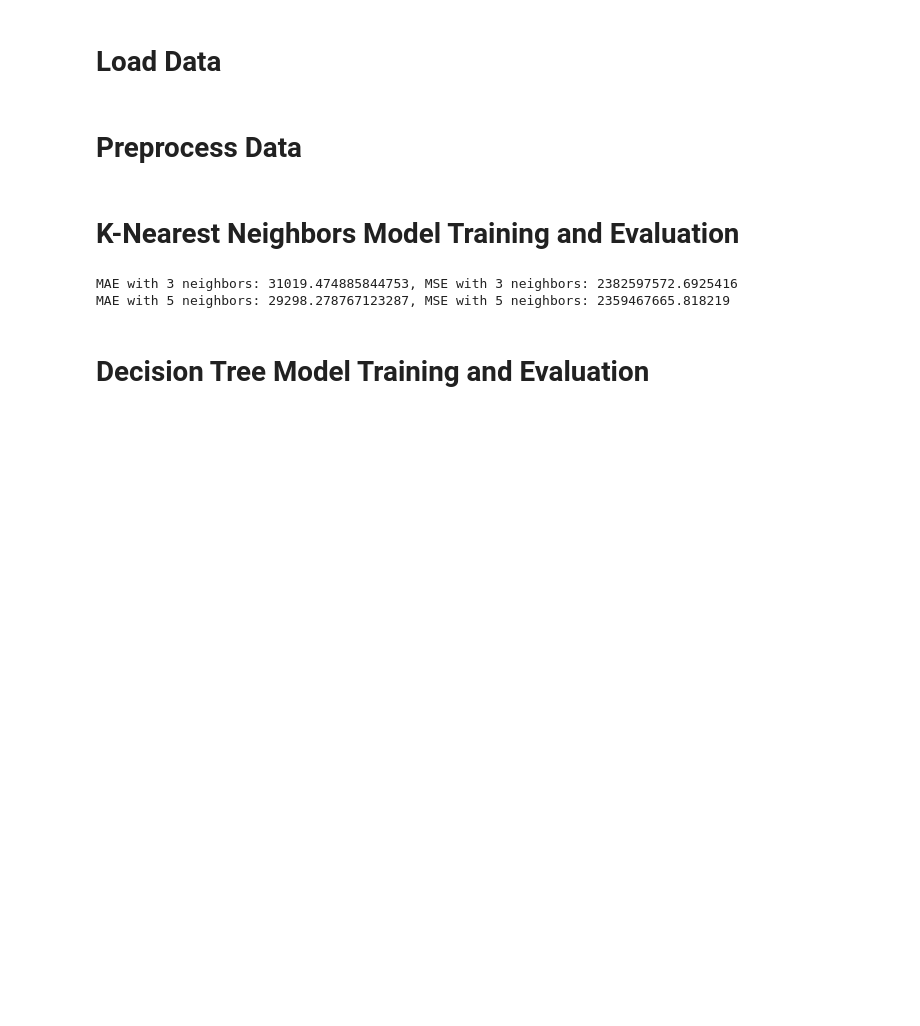
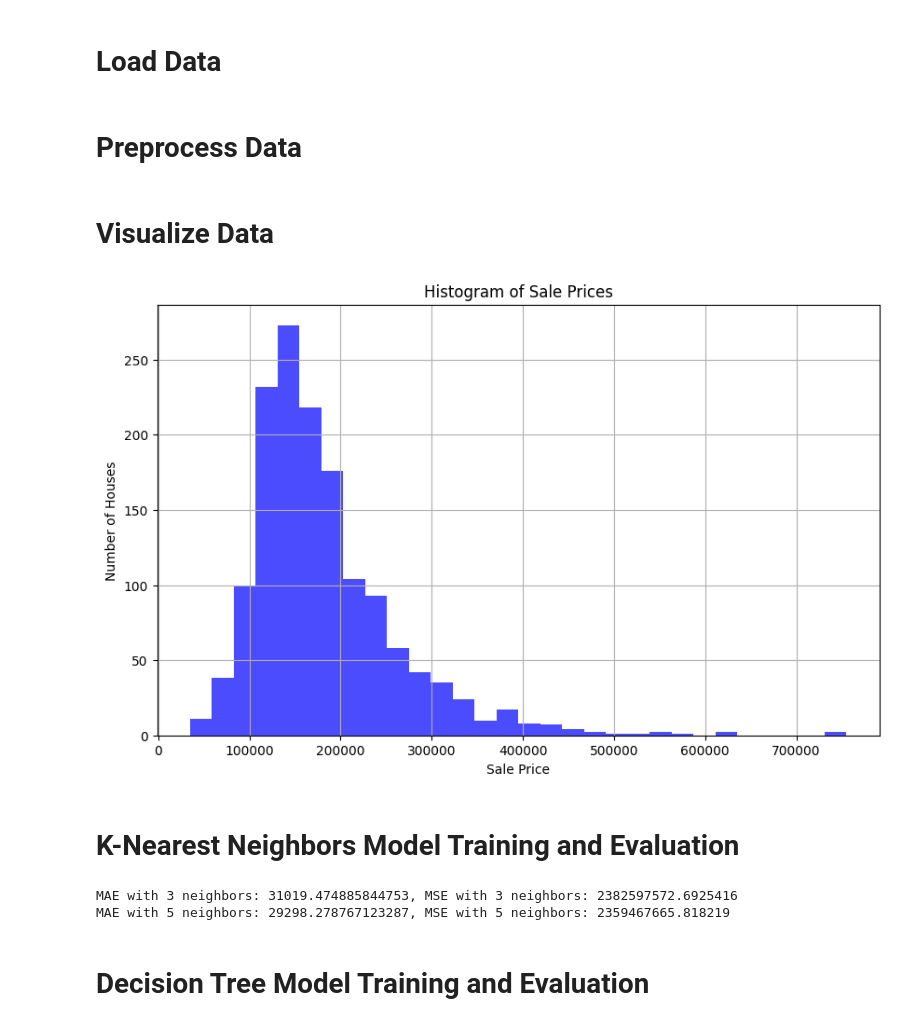
Before and after one commit to nathanho4/IS427-Final-Project, a Jupyter notebook: houseprediction.ipynb, the cells around one changed output. Cells and saved outputs as stored; diff of their text form; code cells hidden in the pictures; blank space fills up the shorter version.

```diff
--- a/houseprediction.ipynb
+++ b/houseprediction.ipynb
@@ -38,6 +38,21 @@ preprocessor = ColumnTransformer(transformers=[
 
 X_train_preprocessed = preprocessor.fit_transform(X_train)
 X_test_preprocessed = preprocessor.transform(X_test)
+# %% [markdown]
+# Visualize Data
+# %%
+import matplotlib.pyplot as plt
+
+# Create a histogram of the sale prices
+plt.figure(figsize=(10, 6))
+plt.hist(y_train, bins=30, color='blue', alpha=0.7)
+plt.title('Histogram of Sale Prices')
+plt.xlabel('Sale Price')
+plt.ylabel('Number of Houses')
+plt.grid(True)
+plt.show()
+# %% [output]
+[figure, added]
 # %% [markdown]
 # K-Nearest Neighbors Model Training and Evaluation
 # %%
```
Also changed, not shown: parts of 3 cells of this notebook, 1 other file.
